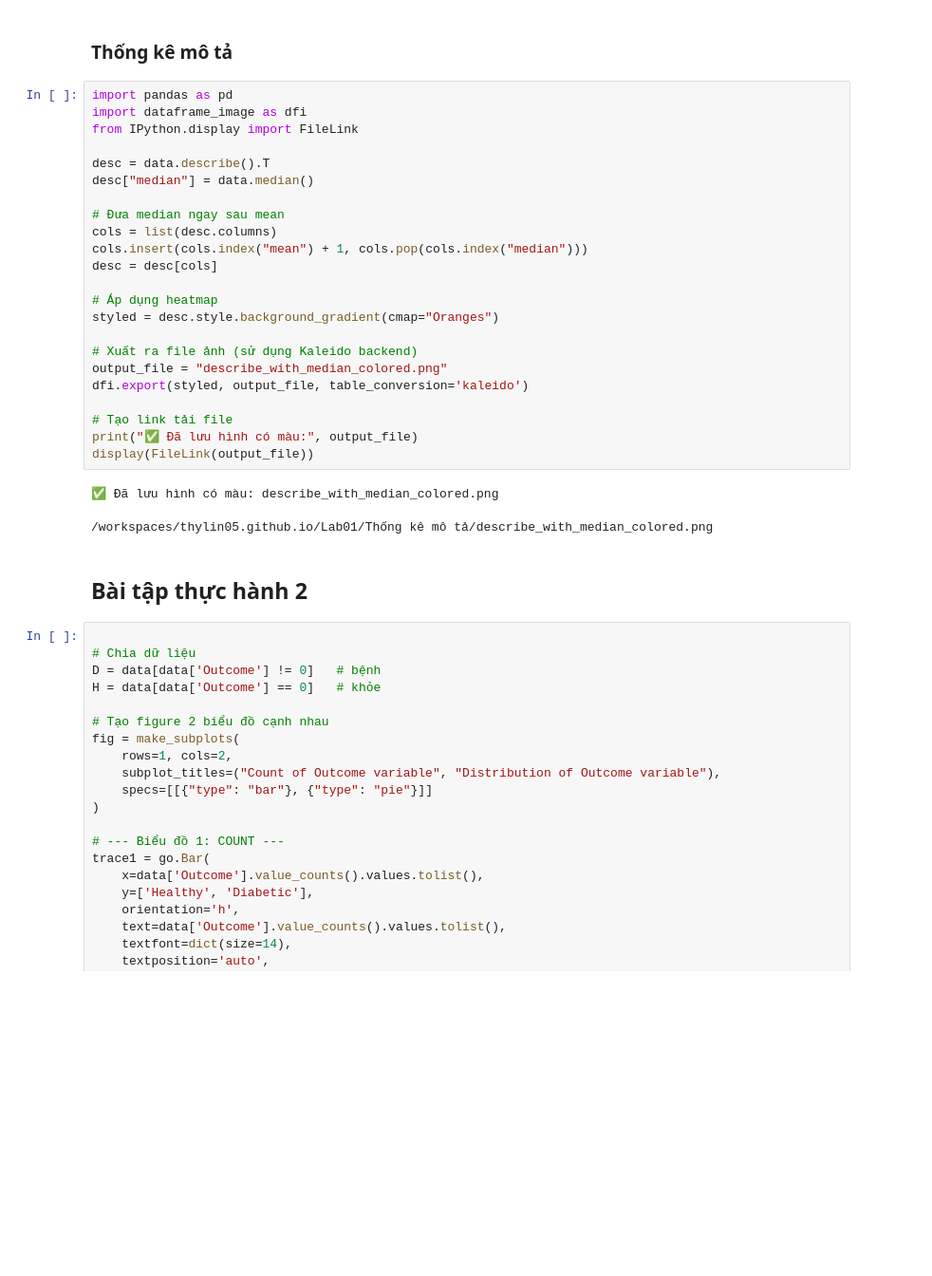
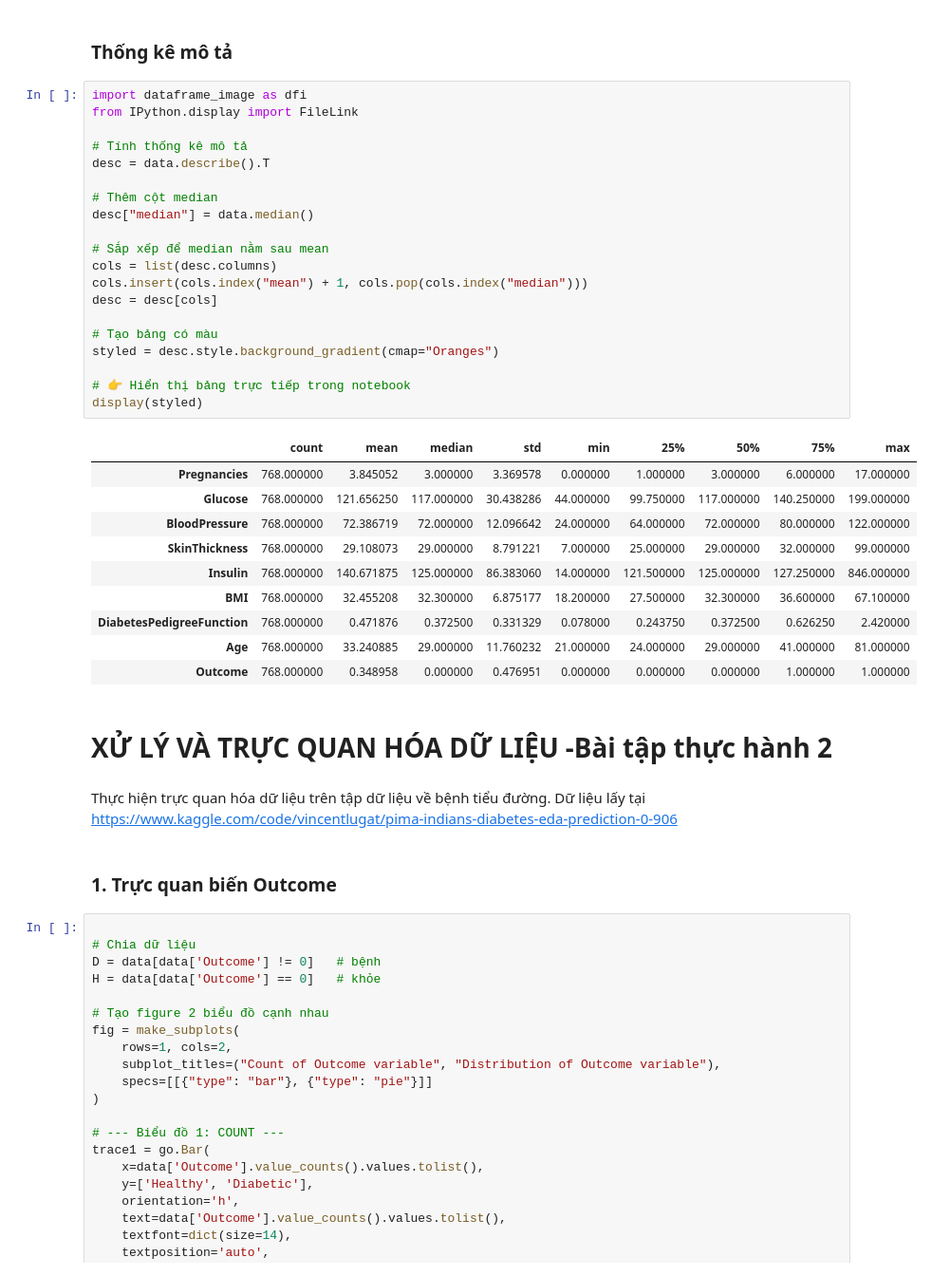
Before and after one commit to thylin05/thylin05.github.io, a Jupyter notebook: Lab01/BỆNH TIỂU ĐƯỜNG/Bệnh tiểu đường.ipynb, the cells around one changed output. Shown: that part at 95% size. Cells and saved outputs as stored; diff of their text form; blank space fills up the shorter version.

```diff
--- a/Lab01/Thống kê mô tả/Bệnh tiểu đường.ipynb
+++ b/Lab01/BỆNH TIỂU ĐƯỜNG/Bệnh tiểu đường.ipynb
@@ -128,33 +131,42 @@ Requirement already satisfied: certifi>=2017.4.17 in /home/codespace/.local/lib/
 # %% [markdown]
 ### Thống kê mô tả
 # %%
-import pandas as pd
 import dataframe_image as dfi
 from IPython.display import FileLink
 
+# Tính thống kê mô tả
 desc = data.describe().T
+
+# Thêm cột median
 desc["median"] = data.median()
 
-# Đưa median ngay sau mean
+# Sắp xếp để median nằm sau mean
 cols = list(desc.columns)
 cols.insert(cols.index("mean") + 1, cols.pop(cols.index("median")))
 desc = desc[cols]
 
-# Áp dụng heatmap
+# Tạo bảng có màu
 styled = desc.style.background_gradient(cmap="Oranges")
 
-# Xuất ra file ảnh (sử dụng Kaleido backend)
-output_file = "describe_with_median_colored.png"
-dfi.export(styled, output_file, table_conversion='kaleido')
-
-# Tạo link tải file
-print("✅ Đã lưu hình có màu:", output_file)
-display(FileLink(output_file))
+# 👉 Hiển thị bảng trực tiếp trong notebook
+display(styled)
 # %% [output]
-✅ Đã lưu hình có màu: describe_with_median_colored.png
-/workspaces/thylin05.github.io/Lab01/Thống kê mô tả/describe_with_median_colored.png
+|  | count | mean | median | std | min | 25% | 50% | 75% | max |
+| Pregnancies | 768.000000 | 3.845052 | 3.000000 | 3.369578 | 0.000000 | 1.000000 | 3.000000 | 6.000000 | 17.000000 |
+| Glucose | 768.000000 | 121.656250 | 117.000000 | 30.438286 | 44.000000 | 99.750000 | 117.000000 | 140.250000 | 199.000000 |
+| BloodPressure | 768.000000 | 72.386719 | 72.000000 | 12.096642 | 24.000000 | 64.000000 | 72.000000 | 80.000000 | 122.000000 |
+| SkinThickness | 768.000000 | 29.108073 | 29.000000 | 8.791221 | 7.000000 | 25.000000 | 29.000000 | 32.000000 | 99.000000 |
+| Insulin | 768.000000 | 140.671875 | 125.000000 | 86.383060 | 14.000000 | 121.500000 | 125.000000 | 127.250000 | 846.000000 |
+| BMI | 768.000000 | 32.455208 | 32.300000 | 6.875177 | 18.200000 | 27.500000 | 32.300000 | 36.600000 | 67.100000 |
+| DiabetesPedigreeFunction | 768.000000 | 0.471876 | 0.372500 | 0.331329 | 0.078000 | 0.243750 | 0.372500 | 0.626250 | 2.420000 |
+| Age | 768.000000 | 33.240885 | 29.000000 | 11.760232 | 21.000000 | 24.000000 | 29.000000 | 41.000000 | 81.000000 |
+| Outcome | 768.000000 | 0.348958 | 0.000000 | 0.476951 | 0.000000 | 0.000000 | 0.000000 | 1.000000 | 1.000000 |
 # %% [markdown]
-## Bài tập thực hành 2
+# XỬ LÝ VÀ TRỰC QUAN HÓA DỮ LIỆU -Bài tập thực hành 2
+# %% [markdown]
+Thực hiện trực quan hóa dữ liệu trên tập dữ liệu về bệnh tiểu đường. Dữ liệu lấy tại https://www.kaggle.com/code/vincentlugat/pima-indians-diabetes-eda-prediction-0-906
+# %% [markdown]
+### 1. Trực quan biến Outcome
 # %%
 
 # Chia dữ liệu
```
Also changed, not shown: parts of 11 cells of this notebook, 12 other files.
